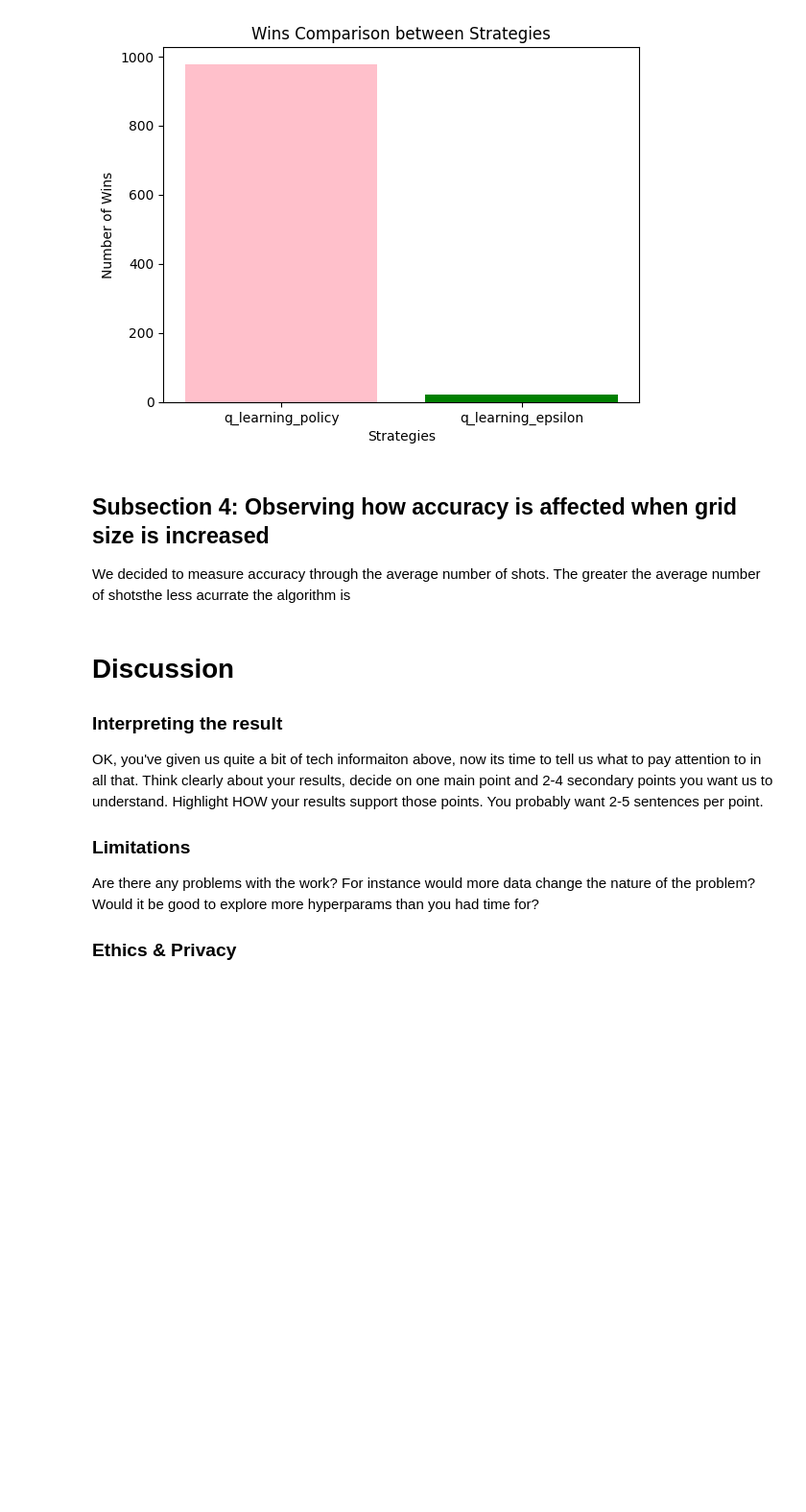
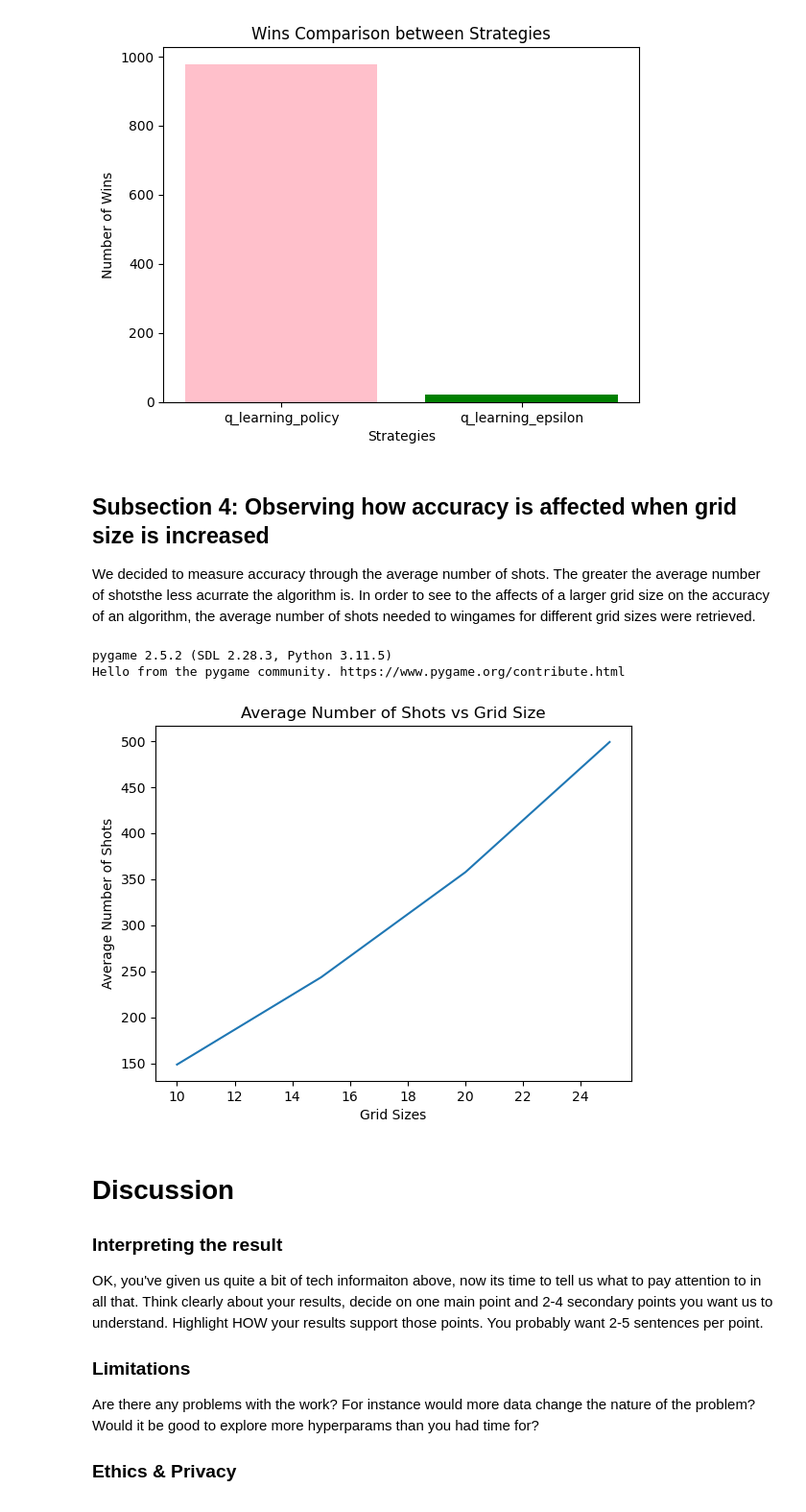
Before and after one commit to kkatevu/COGS188_group_template_mirror, a Jupyter notebook: FinalProject_YourGroupNameHere.ipynb, the cells around one changed output. Shown at 96% size. Drawn from its saved outputs; the diff is of its cells as text; code cells hidden in the pictures; blank space fills up the shorter version.

```diff
--- a/FinalProject_YourGroupNameHere.ipynb
+++ b/FinalProject_YourGroupNameHere.ipynb
@@ -540,7 +540,46 @@ q_learning_epsilon wins 22
 [figure]
 # %% [markdown]
 ## Subsection 4: Observing how accuracy is affected when grid size is increased
-We decided to measure accuracy through the average number of shots. The greater the average number of shotsthe less acurrate the algorithm is
+We decided to measure accuracy through the average number of shots. The greater the average number of shotsthe less acurrate the algorithm is. In order to see to the affects of a larger grid size on the accuracy of an algorithm, the average number of shots needed to wingames for different grid sizes were retrieved.
+# %%
+from engine import Game, Player
+# setting up pygame
+import pygame
+import matplotlib.pyplot as plt
+import numpy as np
+
+pygame.init()
+pygame.font.init()
+pygame.display.set_caption('Battleship')
+font = pygame.font.SysFont("fresansttf", 100)
+
+num_games = 500
+n_shots = []
+mean_shots = []
+wins1 = 0
+wins2 = 0
+grid_sizes = [10 , 15, 20 , 25]
+for grid_size in grid_sizes:
+    for i in range(num_games):
+        game = Game(human1=False, human2=False, grid_size=grid_size)
+        while not game.over:
+            if game.player1_turn:
+                game.q_learning_policy()
+            else:
+                game.q_learning_policy()
+        n_shots.append(game.n_shots)
+    mean_shots.append(np.mean(n_shots))
+
+plt.plot(grid_sizes, mean_shots )
+plt.xlabel('Grid Sizes')
+plt.ylabel('Average Number of Shots')
+plt.title('Average Number of Shots vs Grid Size')
+
+plt.show()
+# %% [output]
+pygame 2.5.2 (SDL 2.28.3, Python 3.11.5)
+Hello from the pygame community. https://www.pygame.org/contribute.html
+[figure, added]
 # %% [markdown]
 # Discussion
 
```
